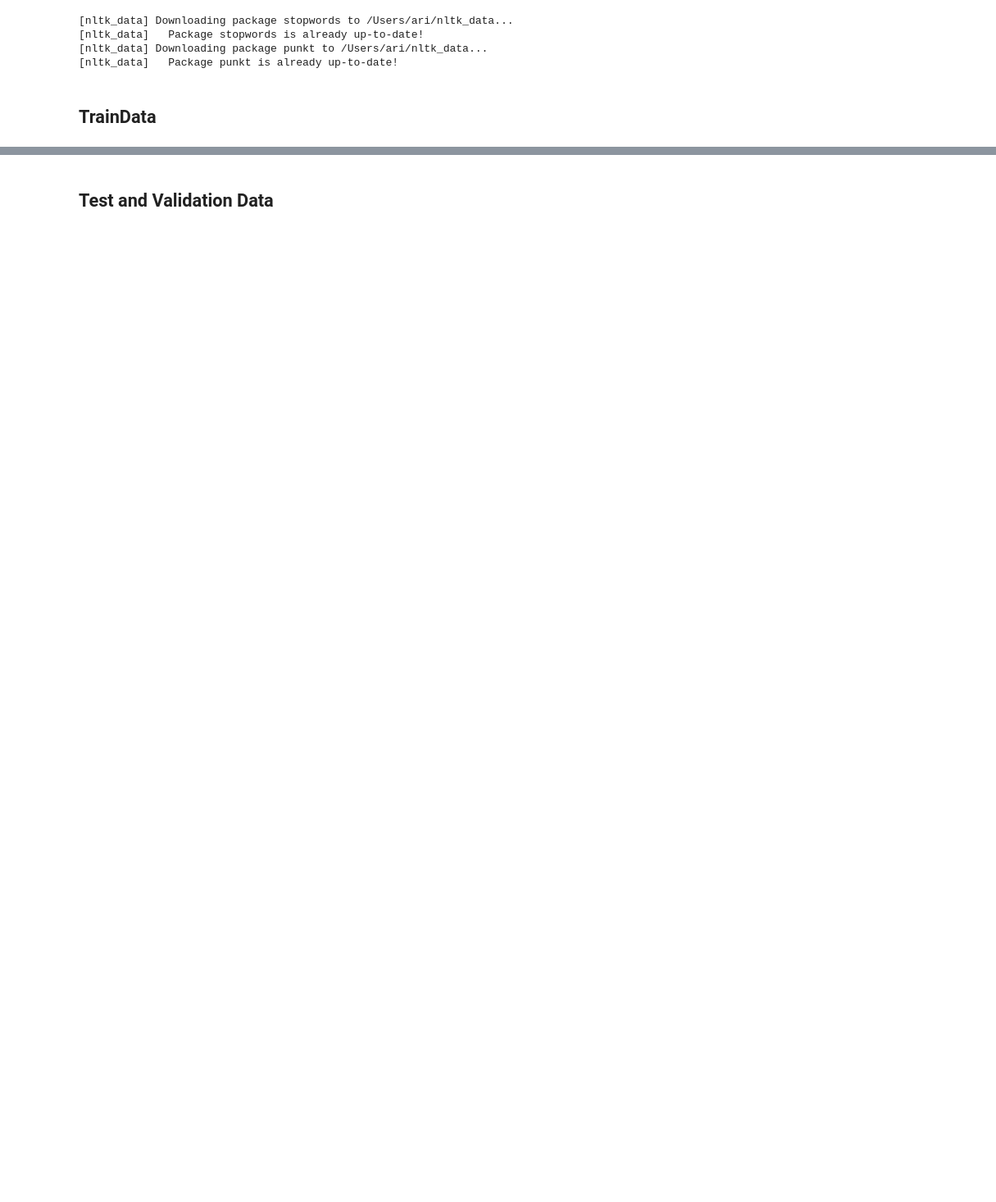
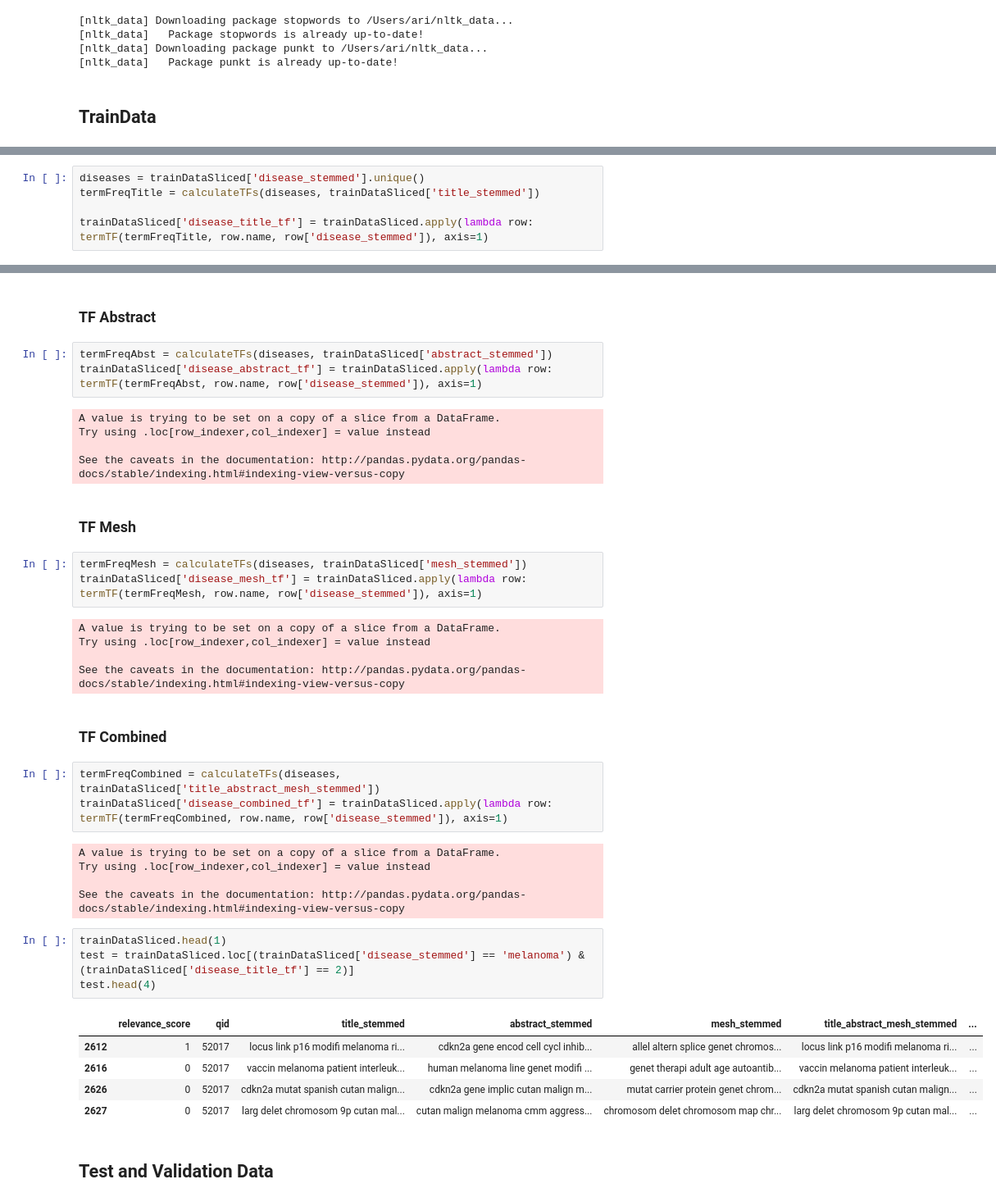
Before and after one commit to hyperlist/trec-pm, a Jupyter notebook: notebooks/L2R.ipynb, the cells around one changed output, grey strips where cells are left out. Shown at 82% size. Cells and saved outputs as stored; diff of their text form; blank space fills up the shorter version.

```diff
--- a/notebooks/L2R.ipynb
+++ b/notebooks/L2R.ipynb
@@ -178,0 +161,5 @@ testData.head()
+# %%
+diseases = trainDataSliced['disease_stemmed'].unique()
+termFreqTitle = calculateTFs(diseases, trainDataSliced['title_stemmed'])
+
+trainDataSliced['disease_title_tf'] = trainDataSliced.apply(lambda row: termTF(termFreqTitle, row.name, row['disease_stemmed']), axis=1)
@@ -179,2 +172,42 @@ testData.head()
+# %% [markdown]
+### TF Abstract
+# %%
+termFreqAbst = calculateTFs(diseases, trainDataSliced['abstract_stemmed'])
+trainDataSliced['disease_abstract_tf'] = trainDataSliced.apply(lambda row: termTF(termFreqAbst, row.name, row['disease_stemmed']), axis=1)
+# %% [output]
+A value is trying to be set on a copy of a slice from a DataFrame.
+Try using .loc[row_indexer,col_indexer] = value instead
+
+See the caveats in the documentation: http://pandas.pydata.org/pandas-docs/stable/indexing.html#indexing-view-versus-copy
+# %% [markdown]
+### TF Mesh
+# %%
+termFreqMesh = calculateTFs(diseases, trainDataSliced['mesh_stemmed'])
+trainDataSliced['disease_mesh_tf'] = trainDataSliced.apply(lambda row: termTF(termFreqMesh, row.name, row['disease_stemmed']), axis=1)
+# %% [output]
+A value is trying to be set on a copy of a slice from a DataFrame.
+Try using .loc[row_indexer,col_indexer] = value instead
+
+See the caveats in the documentation: http://pandas.pydata.org/pandas-docs/stable/indexing.html#indexing-view-versus-copy
+# %% [markdown]
+### TF Combined
+# %%
+termFreqCombined = calculateTFs(diseases, trainDataSliced['title_abstract_mesh_stemmed'])
+trainDataSliced['disease_combined_tf'] = trainDataSliced.apply(lambda row: termTF(termFreqCombined, row.name, row['disease_stemmed']), axis=1)
+# %% [output]
+A value is trying to be set on a copy of a slice from a DataFrame.
+Try using .loc[row_indexer,col_indexer] = value instead
+
+See the caveats in the documentation: http://pandas.pydata.org/pandas-docs/stable/indexing.html#indexing-view-versus-copy
+# %%
+trainDataSliced.head(1)
+test = trainDataSliced.loc[(trainDataSliced['disease_stemmed'] == 'melanoma') & (trainDataSliced['disease_title_tf'] == 2)]
+test.head(4)
+# %% [output]
+|  | relevance_score | qid | title_stemmed | abstract_stemmed | mesh_stemmed | title_abstract_mesh_stemmed | ... |
+| 2612 | 1 | 52017 | locus link p16 modifi melanoma ri... | cdkn2a gene encod cell cycl inhib... | allel altern splice genet chromos... | locus link p16 modifi melanoma ri... | ... |
+| 2616 | 0 | 52017 | vaccin melanoma patient interleuk... | human melanoma line genet modifi ... | genet therapi adult age autoantib... | vaccin melanoma patient interleuk... | ... |
+| 2626 | 0 | 52017 | cdkn2a mutat spanish cutan malign... | cdkn2a gene implic cutan malign m... | mutat carrier protein genet chrom... | cdkn2a mutat spanish cutan malign... | ... |
+| 2627 | 0 | 52017 | larg delet chromosom 9p cutan mal... | cutan malign melanoma cmm aggress... | chromosom delet chromosom map chr... | larg delet chromosom 9p cutan mal... | ... |
 # %% [markdown]
 ## Test and Validation Data
```
Also changed, not shown: parts of 70 cells of this notebook.
